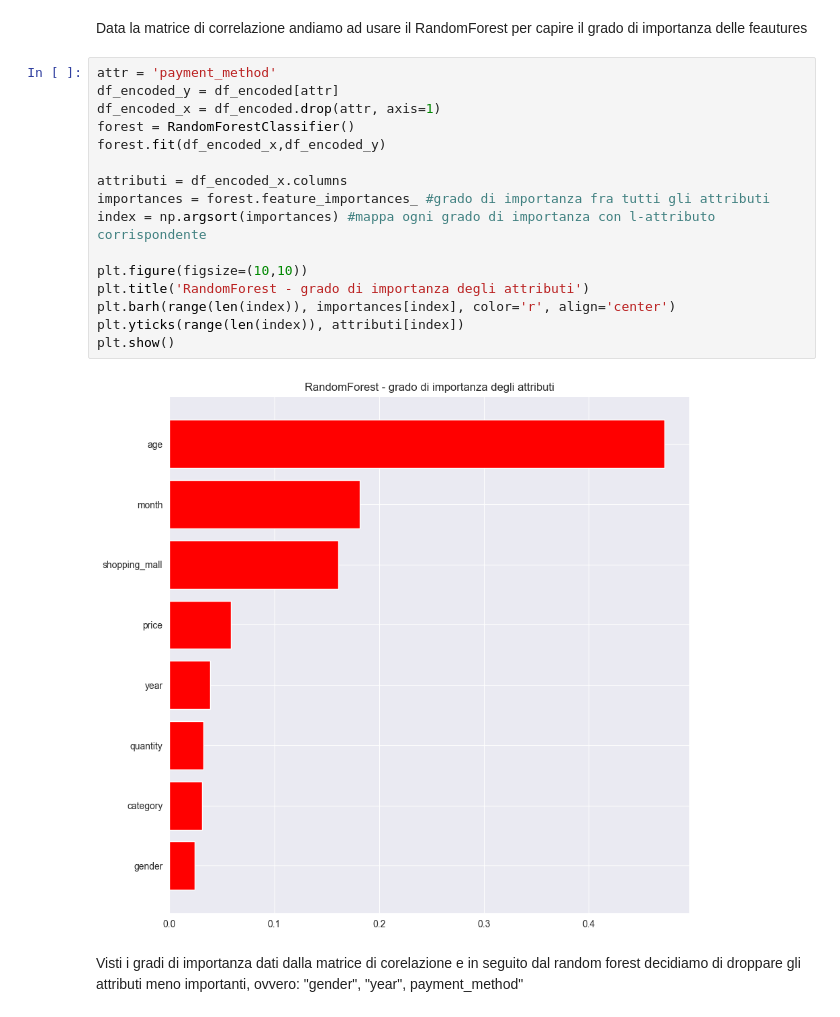
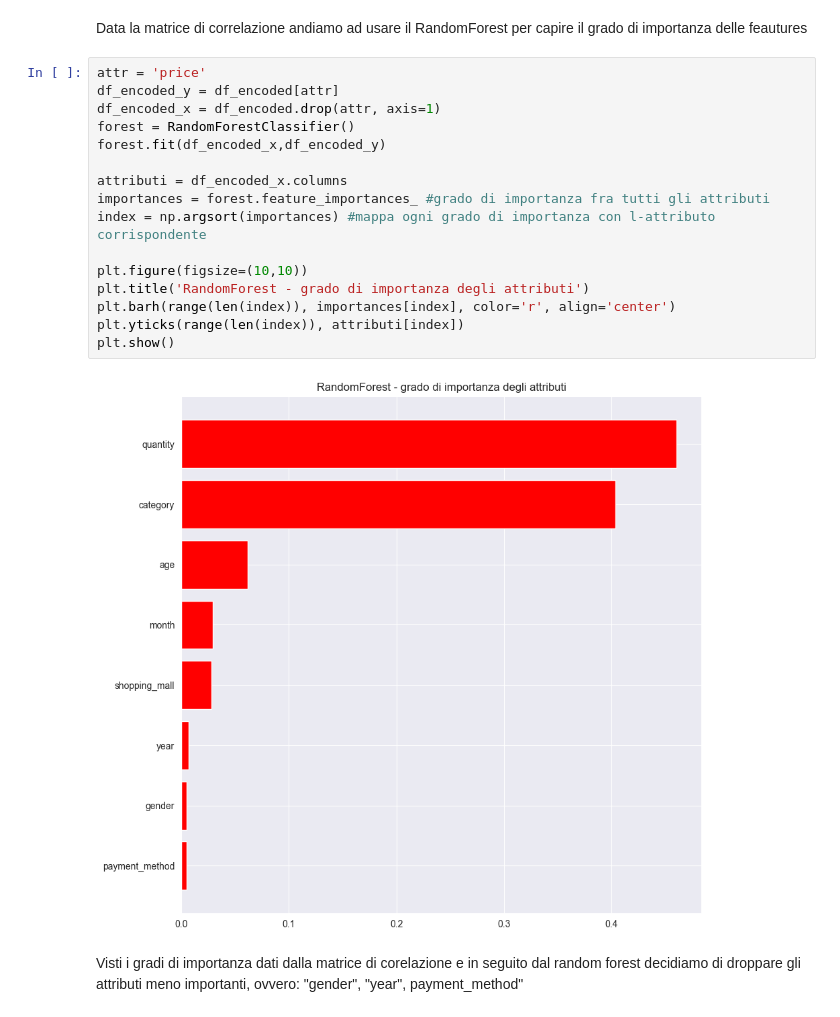
Before and after one commit to pasquale9197/Rainfall-prediction-in-Australia-a-Data-Mining-project, a Jupyter notebook: CustomerShopping progettoDataMining.ipynb, the cells around one changed output. Saved outputs shown, nothing was run; the diff lists cells and outputs as text.

```diff
--- a/CustomerShopping progettoDataMining.ipynb
+++ b/CustomerShopping progettoDataMining.ipynb
@@ -445,23 +446,23 @@ plt.show()
 # %% [markdown]
 Data la matrice di correlazione andiamo ad usare il RandomForest per capire il grado di importanza delle feautures
 # %%
-attr = 'payment_method'
+attr = 'price'
 df_encoded_y = df_encoded[attr]
 df_encoded_x = df_encoded.drop(attr, axis=1)
 forest = RandomForestClassifier()
 forest.fit(df_encoded_x,df_encoded_y)
 
 attributi = df_encoded_x.columns
 importances = forest.feature_importances_ #grado di importanza fra tutti gli attributi
 index = np.argsort(importances) #mappa ogni grado di importanza con l-attributo corrispondente
 
 plt.figure(figsize=(10,10))
 plt.title('RandomForest - grado di importanza degli attributi')
 plt.barh(range(len(index)), importances[index], color='r', align='center')
 plt.yticks(range(len(index)), attributi[index])
 plt.show()
 # %% [output]
-[figure, old version]
+[figure, new version]
 # %% [markdown]
 Visti i gradi di importanza dati dalla matrice di corelazione e in seguito dal random forest decidiamo di droppare gli attributi meno importanti, ovvero: "gender", "year", payment_method"
 # %%
```
Also changed, not shown: parts of 48 cells of this notebook, 5 other files.
